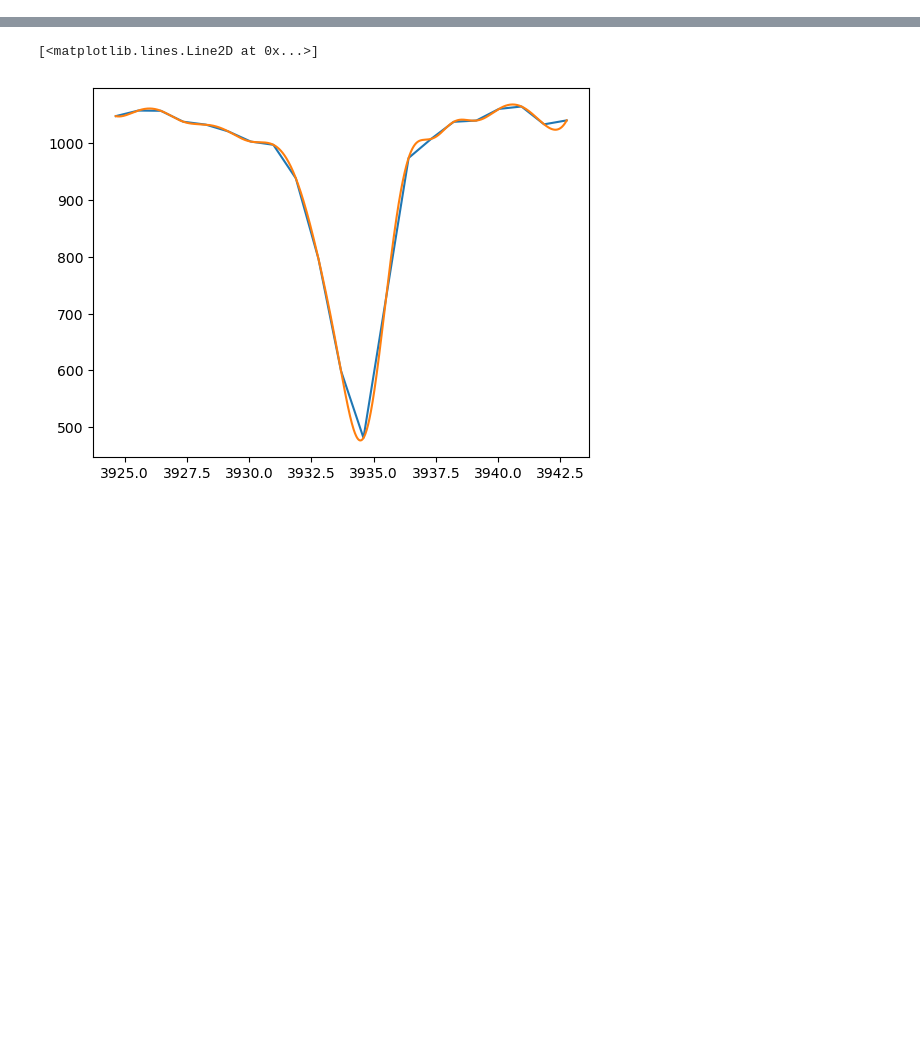
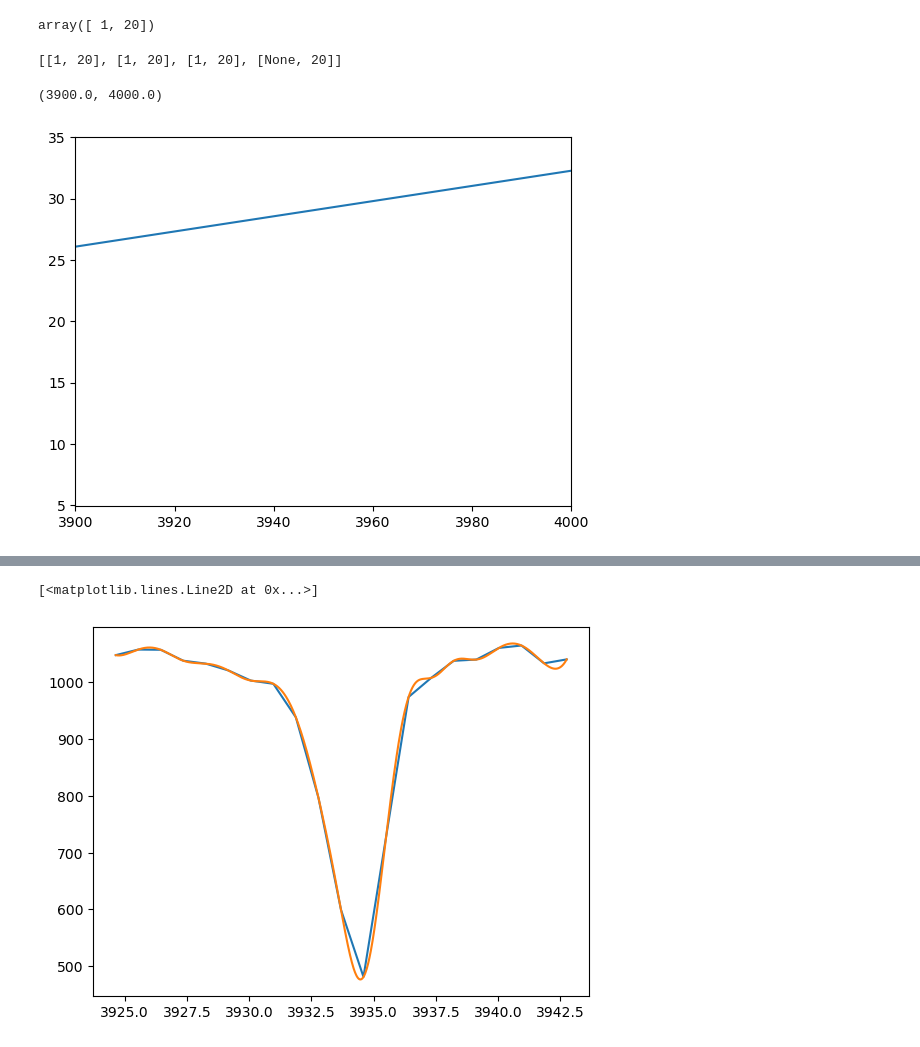
Before and after one commit to ZdenekPrudil/deltaS_method, a Jupyter notebook: testing-tests.ipynb, the cells around one changed output, grey strips where cells are left out. Cells and saved outputs as stored; diff of their text form; code cells hidden in the pictures; blank space fills up the shorter version.

```diff
--- a/testing-tests.ipynb
+++ b/testing-tests.ipynb
@@ -84,0 +240,8 @@ ca_boundary = np.array([3910.00, 3925.00, 3940.00, 3955.00, 3923.67, 3943.67])
+# %%
+kaa[:,0]
+# %% [output]
+array([ 1, 20])
+# %%
+ka
+# %% [output]
+[[1, 20], [1, 20], [1, 20], [None, 20]]
@@ -84,0 +251,20 @@ ca_boundary = np.array([3910.00, 3925.00, 3940.00, 3955.00, 3923.67, 3943.67])
+# %%
+data = np.genfromtxt("/Users/zprudil/Dropbox/___CATS/---+++/deltaS/2880057803597178880-bady.txt")
+# %%
+remove_bad_values = np.where( (~np.isnan(data[:,0]) & np.isfinite(data[:,0])) &
+                                  (~np.isnan(data[:,1]) & np.isfinite(data[:,1])) &
+                                  (~np.isnan(data[:,2]) & np.isfinite(data[:,2])) &
+                                  (data[:,1] / data[:,2] > 2.) )
+
+wave, flux, eflux = (data[:,0][remove_bad_values],
+                     data[:,1][remove_bad_values],
+                     data[:,2][remove_bad_values])
+
+ca_region = np.where((wave > min(ca_boundary)) & (wave < max(ca_boundary)))
+# %%
+plt.plot(wave,flux)
+plt.plot(wave[ca_region],flux[ca_region])
+plt.xlim(3900,4000)
+# %% [output]
+(3900.0, 4000.0)
+[figure, added]
```
Also changed, not shown: parts of 39 cells of this notebook, 2 other files.
